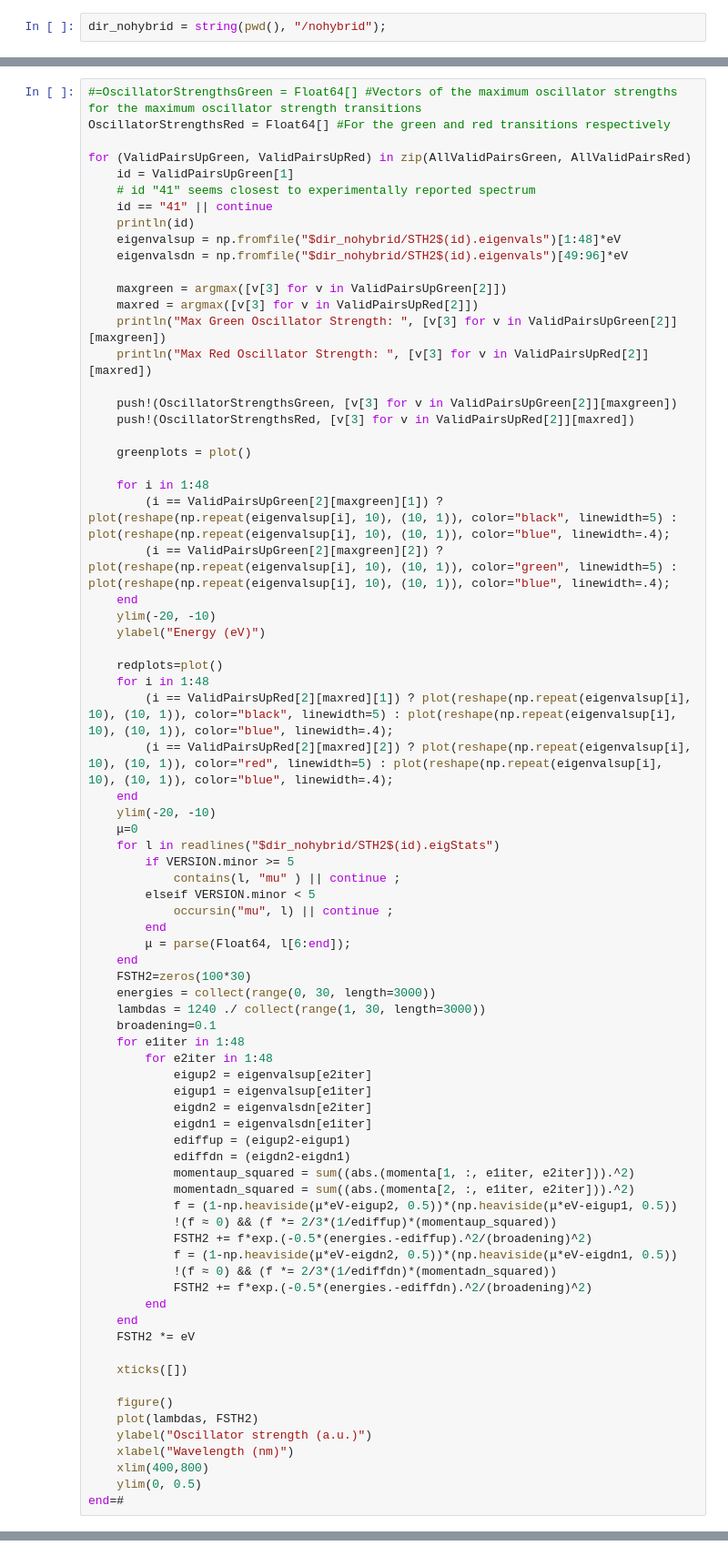
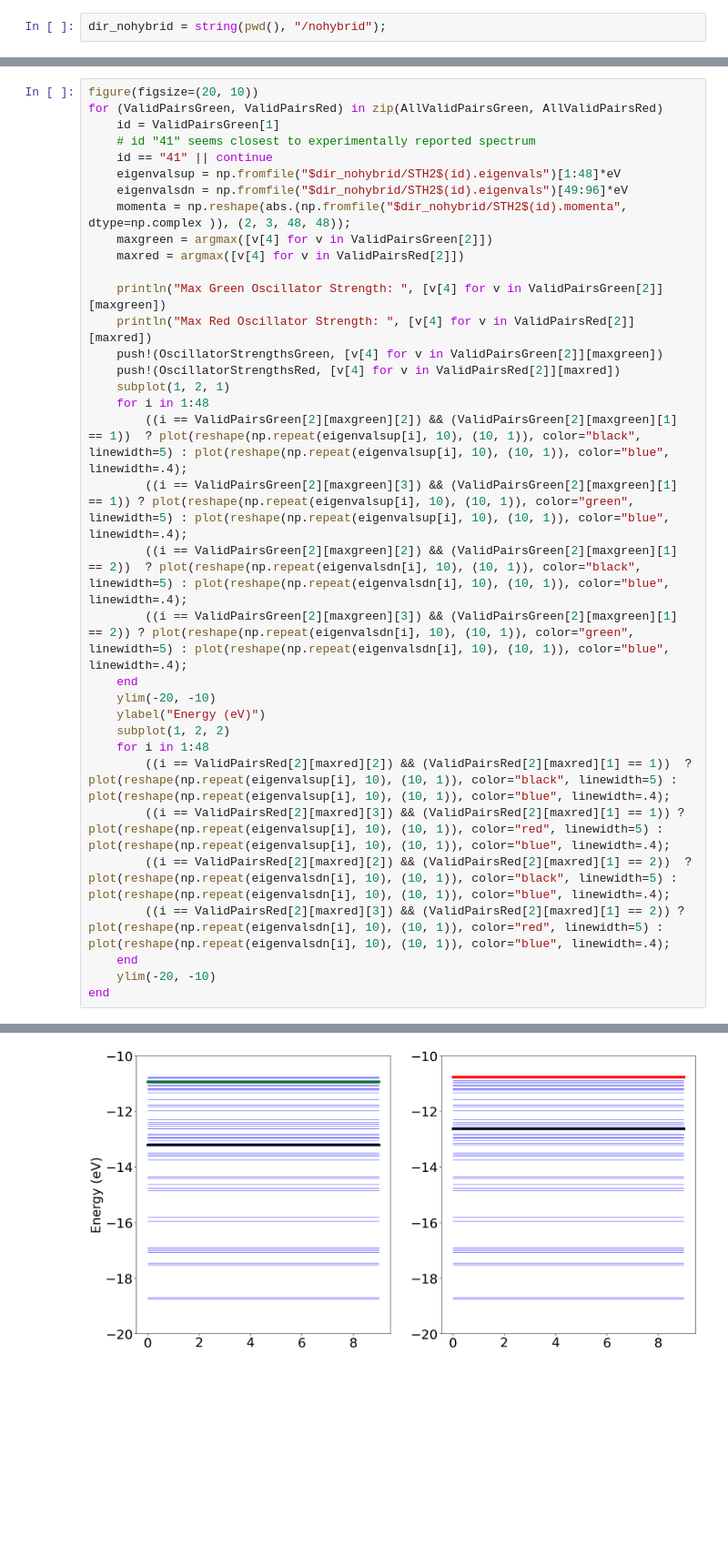
Before and after one commit to charlesrc/nanoscint, a Jupyter notebook: nanoscint/supplemental/DFT_NoHybridFunctional/NoHybridFunctionals_DFTModel.ipynb, the cells around one changed output, grey strips where cells are left out. Shown at 91% size. Saved outputs shown, nothing was run; the diff lists cells and outputs as text; blank space fills up the shorter version.

```diff
--- a/nanoscint/supplemental/DFT_NoHybridFunctional/NoHybridFunctionals_DFTModel.ipynb
+++ b/nanoscint/supplemental/DFT_NoHybridFunctional/NoHybridFunctionals_DFTModel.ipynb
@@ -87,77 +65,35 @@ end
 # %%
-#=OscillatorStrengthsGreen = Float64[] #Vectors of the maximum oscillator strengths for the maximum oscillator strength transitions
-OscillatorStrengthsRed = Float64[] #For the green and red transitions respectively
-
-for (ValidPairsUpGreen, ValidPairsUpRed) in zip(AllValidPairsGreen, AllValidPairsRed)
-    id = ValidPairsUpGreen[1]
+figure(figsize=(20, 10))
+for (ValidPairsGreen, ValidPairsRed) in zip(AllValidPairsGreen, AllValidPairsRed)
+    id = ValidPairsGreen[1]
     # id "41" seems closest to experimentally reported spectrum
     id == "41" || continue
-    println(id)
     eigenvalsup = np.fromfile("$dir_nohybrid/STH2$(id).eigenvals")[1:48]*eV
     eigenvalsdn = np.fromfile("$dir_nohybrid/STH2$(id).eigenvals")[49:96]*eV
+    momenta = np.reshape(abs.(np.fromfile("$dir_nohybrid/STH2$(id).momenta", dtype=np.complex )), (2, 3, 48, 48));
+    maxgreen = argmax([v[4] for v in ValidPairsGreen[2]])
+    maxred = argmax([v[4] for v in ValidPairsRed[2]])
 
-    maxgreen = argmax([v[3] for v in ValidPairsUpGreen[2]])
-    maxred = argmax([v[3] for v in ValidPairsUpRed[2]])
-    println("Max Green Oscillator Strength: ", [v[3] for v in ValidPairsUpGreen[2]][maxgreen])
-    println("Max Red Oscillator Strength: ", [v[3] for v in ValidPairsUpRed[2]][maxred])
-
-    push!(OscillatorStrengthsGreen, [v[3] for v in ValidPairsUpGreen[2]][maxgreen])
-    push!(OscillatorStrengthsRed, [v[3] for v in ValidPairsUpRed[2]][maxred])
-
-    greenplots = plot()
-
+    println("Max Green Oscillator Strength: ", [v[4] for v in ValidPairsGreen[2]][maxgreen])
+    println("Max Red Oscillator Strength: ", [v[4] for v in ValidPairsRed[2]][maxred])
+    push!(OscillatorStrengthsGreen, [v[4] for v in ValidPairsGreen[2]][maxgreen])
+    push!(OscillatorStrengthsRed, [v[4] for v in ValidPairsRed[2]][maxred])
+    subplot(1, 2, 1)
     for i in 1:48
-        (i == ValidPairsUpGreen[2][maxgreen][1]) ? plot(reshape(np.repeat(eigenvalsup[i], 10), (10, 1)), color="black", linewidth=5) : plot(reshape(np.repeat(eigenvalsup[i], 10), (10, 1)), color="blue", linewidth=.4);
-        (i == ValidPairsUpGreen[2][maxgreen][2]) ? plot(reshape(np.repeat(eigenvalsup[i], 10), (10, 1)), color="green", linewidth=5) : plot(reshape(np.repeat(eigenvalsup[i], 10), (10, 1)), color="blue", linewidth=.4);
+        ((i == ValidPairsGreen[2][maxgreen][2]) && (ValidPairsGreen[2][maxgreen][1] == 1))  ? plot(reshape(np.repeat(eigenvalsup[i], 10), (10, 1)), color="black", linewidth=5) : plot(reshape(np.repeat(eigenvalsup[i], 10), (10, 1)), color="blue", linewidth=.4);
+        ((i == ValidPairsGreen[2][maxgreen][3]) && (ValidPairsGreen[2][maxgreen][1] == 1)) ? plot(reshape(np.repeat(eigenvalsup[i], 10), (10, 1)), color="green", linewidth=5) : plot(reshape(np.repeat(eigenvalsup[i], 10), (10, 1)), color="blue", linewidth=.4);
+        ((i == ValidPairsGreen[2][maxgreen][2]) && (ValidPairsGreen[2][maxgreen][1] == 2))  ? plot(reshape(np.repeat(eigenvalsdn[i], 10), (10, 1)), color="black", linewidth=5) : plot(reshape(np.repeat(eigenvalsdn[i], 10), (10, 1)), color="blue", linewidth=.4);
+        ((i == ValidPairsGreen[2][maxgreen][3]) && (ValidPairsGreen[2][maxgreen][1] == 2)) ? plot(reshape(np.repeat(eigenvalsdn[i], 10), (10, 1)), color="green", linewidth=5) : plot(reshape(np.repeat(eigenvalsdn[i], 10), (10, 1)), color="blue", linewidth=.4);
     end
     ylim(-20, -10)
     ylabel("Energy (eV)")
-
-    redplots=plot()
+    subplot(1, 2, 2)
     for i in 1:48
-        (i == ValidPairsUpRed[2][maxred][1]) ? plot(reshape(np.repeat(eigenvalsup[i], 10), (10, 1)), color="black", linewidth=5) : plot(reshape(np.repeat(eigenvalsup[i], 10), (10, 1)), color="blue", linewidth=.4);
-        (i == ValidPairsUpRed[2][maxred][2]) ? plot(reshape(np.repeat(eigenvalsup[i], 10), (10, 1)), color="red", linewidth=5) : plot(reshape(np.repeat(eigenvalsup[i], 10), (10, 1)), color="blue", linewidth=.4);
+        ((i == ValidPairsRed[2][maxred][2]) && (ValidPairsRed[2][maxred][1] == 1))  ? plot(reshape(np.repeat(eigenvalsup[i], 10), (10, 1)), color="black", linewidth=5) : plot(reshape(np.repeat(eigenvalsup[i], 10), (10, 1)), color="blue", linewidth=.4);
+        ((i == ValidPairsRed[2][maxred][3]) && (ValidPairsRed[2][maxred][1] == 1)) ? plot(reshape(np.repeat(eigenvalsup[i], 10), (10, 1)), color="red", linewidth=5) : plot(reshape(np.repeat(eigenvalsup[i], 10), (10, 1)), color="blue", linewidth=.4);
+        ((i == ValidPairsRed[2][maxred][2]) && (ValidPairsRed[2][maxred][1] == 2))  ? plot(reshape(np.repeat(eigenvalsdn[i], 10), (10, 1)), color="black", linewidth=5) : plot(reshape(np.repeat(eigenvalsdn[i], 10), (10, 1)), color="blue", linewidth=.4);
+        ((i == ValidPairsRed[2][maxred][3]) && (ValidPairsRed[2][maxred][1] == 2)) ? plot(reshape(np.repeat(eigenvalsdn[i], 10), (10, 1)), color="red", linewidth=5) : plot(reshape(np.repeat(eigenvalsdn[i], 10), (10, 1)), color="blue", linewidth=.4);
     end
     ylim(-20, -10)
-    μ=0
-    for l in readlines("$dir_nohybrid/STH2$(id).eigStats")
-        if VERSION.minor >= 5
-            contains(l, "mu" ) || continue ;
-        elseif VERSION.minor < 5
-            occursin("mu", l) || continue ;
-        end
-        μ = parse(Float64, l[6:end]);
-    end
-    FSTH2=zeros(100*30)
-    energies = collect(range(0, 30, length=3000))
-    lambdas = 1240 ./ collect(range(1, 30, length=3000))
-    broadening=0.1
-    for e1iter in 1:48
-        for e2iter in 1:48
-            eigup2 = eigenvalsup[e2iter]
-            eigup1 = eigenvalsup[e1iter]
-            eigdn2 = eigenvalsdn[e2iter]
-            eigdn1 = eigenvalsdn[e1iter]
-            ediffup = (eigup2-eigup1)
-            ediffdn = (eigdn2-eigdn1)
-            momentaup_squared = sum((abs.(momenta[1, :, e1iter, e2iter])).^2)
-            momentadn_squared = sum((abs.(momenta[2, :, e1iter, e2iter])).^2)
-            f = (1-np.heaviside(μ*eV-eigup2, 0.5))*(np.heaviside(μ*eV-eigup1, 0.5))
-            !(f ≈ 0) && (f *= 2/3*(1/ediffup)*(momentaup_squared))
-            FSTH2 += f*exp.(-0.5*(energies.-ediffup).^2/(broadening)^2)
-            f = (1-np.heaviside(μ*eV-eigdn2, 0.5))*(np.heaviside(μ*eV-eigdn1, 0.5))
-            !(f ≈ 0) && (f *= 2/3*(1/ediffdn)*(momentadn_squared))
-            FSTH2 += f*exp.(-0.5*(energies.-ediffdn).^2/(broadening)^2)
-        end
-    end
-    FSTH2 *= eV
-
-    xticks([])
-
-    figure()
-    plot(lambdas, FSTH2)
-    ylabel("Oscillator strength (a.u.)")
-    xlabel("Wavelength (nm)")
-    xlim(400,800)
-    ylim(0, 0.5)
-end=#
+end
+# %% [output]
@@ -163,0 +104 @@ end=#
+[figure, added]
```
Also changed, not shown: parts of 12 cells of this notebook.
